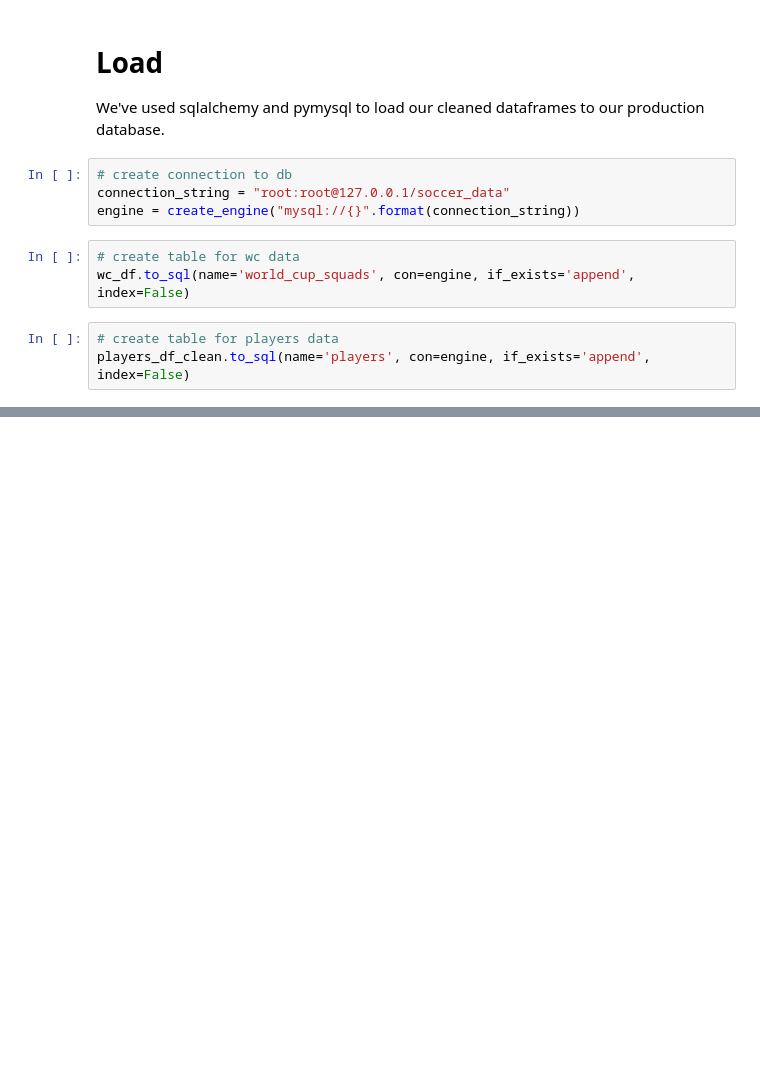
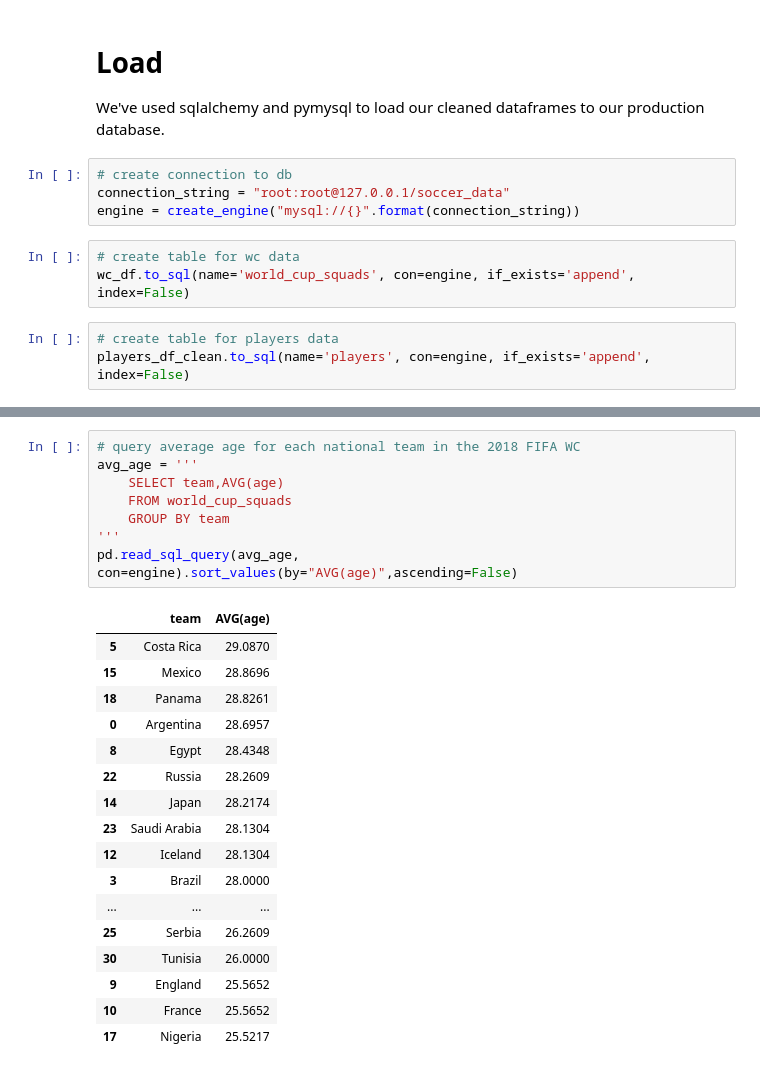
Before and after one commit to deottoni/ETL_Soccer_Data, a Jupyter notebook: soccer_etl.ipynb, the cells around one changed output, grey strips where cells are left out. Cells and saved outputs as stored; diff of their text form; blank space fills up the shorter version.

```diff
--- a/soccer_etl.ipynb
+++ b/soccer_etl.ipynb
@@ -112,3 +112,29 @@ pd.read_sql_query('select * from players', con=engine).head()
 | 2 | 3 | Neymar | Brazil | LW | 10 | FC Barcelona | LW | 11 | ... |
 | 3 | 4 | Luis Suárez | Uruguay | LS | 9 | FC Barcelona | ST | 9 | ... |
 | 4 | 5 | Manuel Neuer | Germany | GK | 1 | FC Bayern | GK | 1 | ... |
+# %%
+# query average age for each national team in the 2018 FIFA WC
+avg_age = '''
+    SELECT team,AVG(age)
+    FROM world_cup_squads
+    GROUP BY team
+'''
+pd.read_sql_query(avg_age, con=engine).sort_values(by="AVG(age)",ascending=False)
+# %% [output]
+|  | team | AVG(age) |
+| 5 | Costa Rica | 29.0870 |
+| 15 | Mexico | 28.8696 |
+| 18 | Panama | 28.8261 |
+| 0 | Argentina | 28.6957 |
+| 8 | Egypt | 28.4348 |
+| 22 | Russia | 28.2609 |
+| 14 | Japan | 28.2174 |
+| 23 | Saudi Arabia | 28.1304 |
+| 12 | Iceland | 28.1304 |
+| 3 | Brazil | 28.0000 |
+| ... | ... | ... |
+| 25 | Serbia | 26.2609 |
+| 30 | Tunisia | 26.0000 |
+| 9 | England | 25.5652 |
+| 10 | France | 25.5652 |
+| 17 | Nigeria | 25.5217 |
```
Also changed, not shown: parts of 1 cell of this notebook, 4 other files.
